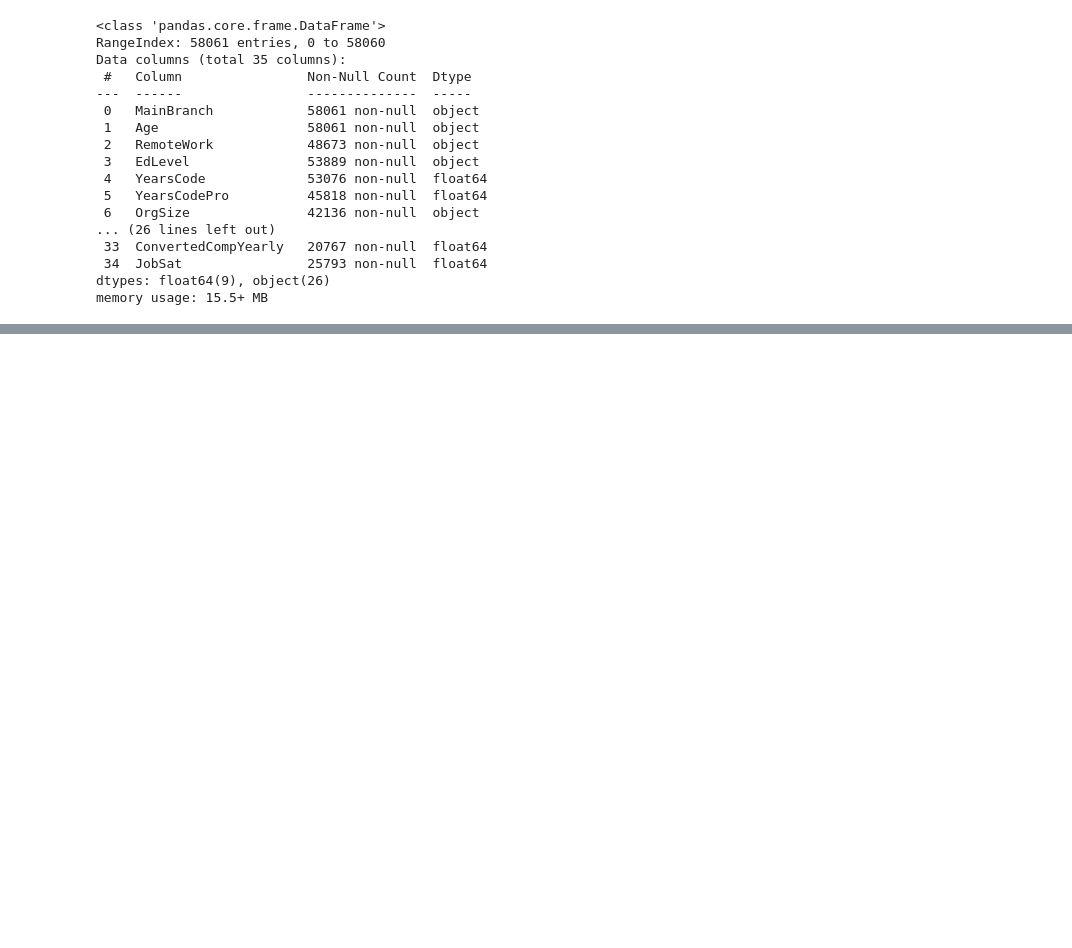
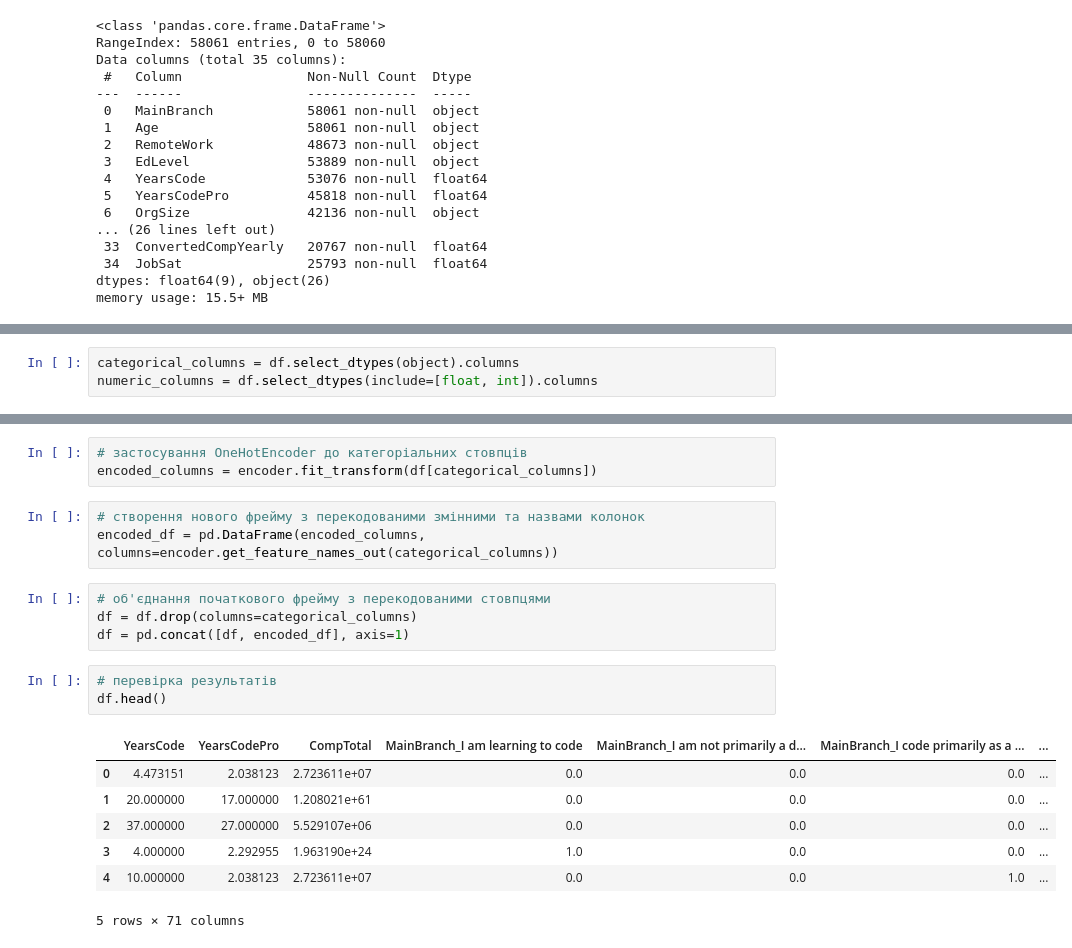
Before and after one commit to dmuman/ML-labs, a Jupyter notebook: lab2/lab2_tutorial.ipynb, the cells around one changed output, grey strips where cells are left out. Cells and saved outputs as stored; diff of their text form; blank space fills up the shorter version.

```diff
--- a/lab2/lab2_tutorial.ipynb
+++ b/lab2/lab2_tutorial.ipynb
@@ -576,0 +561,3 @@ df_cleaned_columns_and_rows.head()
+# %%
+categorical_columns = df.select_dtypes(object).columns
+numeric_columns = df.select_dtypes(include=[float, int]).columns
@@ -576,0 +573,21 @@ df_cleaned_columns_and_rows.head()
+# %%
+# застосування OneHotEncoder до категоріальних стовпців
+encoded_columns = encoder.fit_transform(df[categorical_columns])
+# %%
+# створення нового фрейму з перекодованими змінними та назвами колонок
+encoded_df = pd.DataFrame(encoded_columns, columns=encoder.get_feature_names_out(categorical_columns))
+# %%
+# об'єднання початкового фрейму з перекодованими стовпцями
+df = df.drop(columns=categorical_columns)
+df = pd.concat([df, encoded_df], axis=1)
+# %%
+# перевірка результатів
+df.head()
+# %% [output]
+|  | YearsCode | YearsCodePro | CompTotal | MainBranch_I am learning to code | MainBranch_I am not primarily a d... | MainBranch_I code primarily as a ... | ... |
+| 0 | 4.473151 | 2.038123 | 2.723611e+07 | 0.0 | 0.0 | 0.0 | ... |
+| 1 | 20.000000 | 17.000000 | 1.208021e+61 | 0.0 | 0.0 | 0.0 | ... |
+| 2 | 37.000000 | 27.000000 | 5.529107e+06 | 0.0 | 0.0 | 0.0 | ... |
+| 3 | 4.000000 | 2.292955 | 1.963190e+24 | 1.0 | 0.0 | 0.0 | ... |
+| 4 | 10.000000 | 2.038123 | 2.723611e+07 | 0.0 | 0.0 | 1.0 | ... |
+5 rows × 71 columns
```
Also changed, not shown: parts of 139 cells of this notebook.
